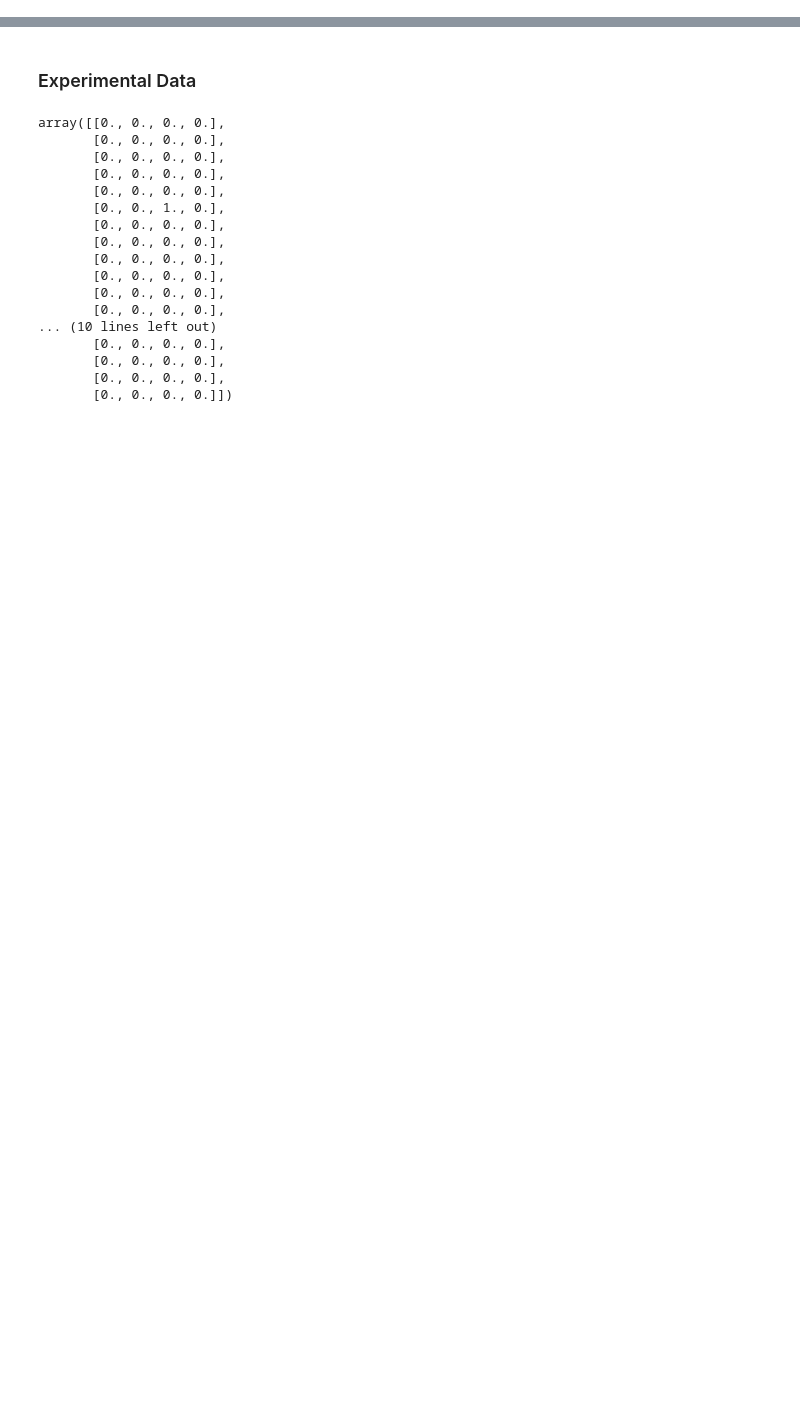
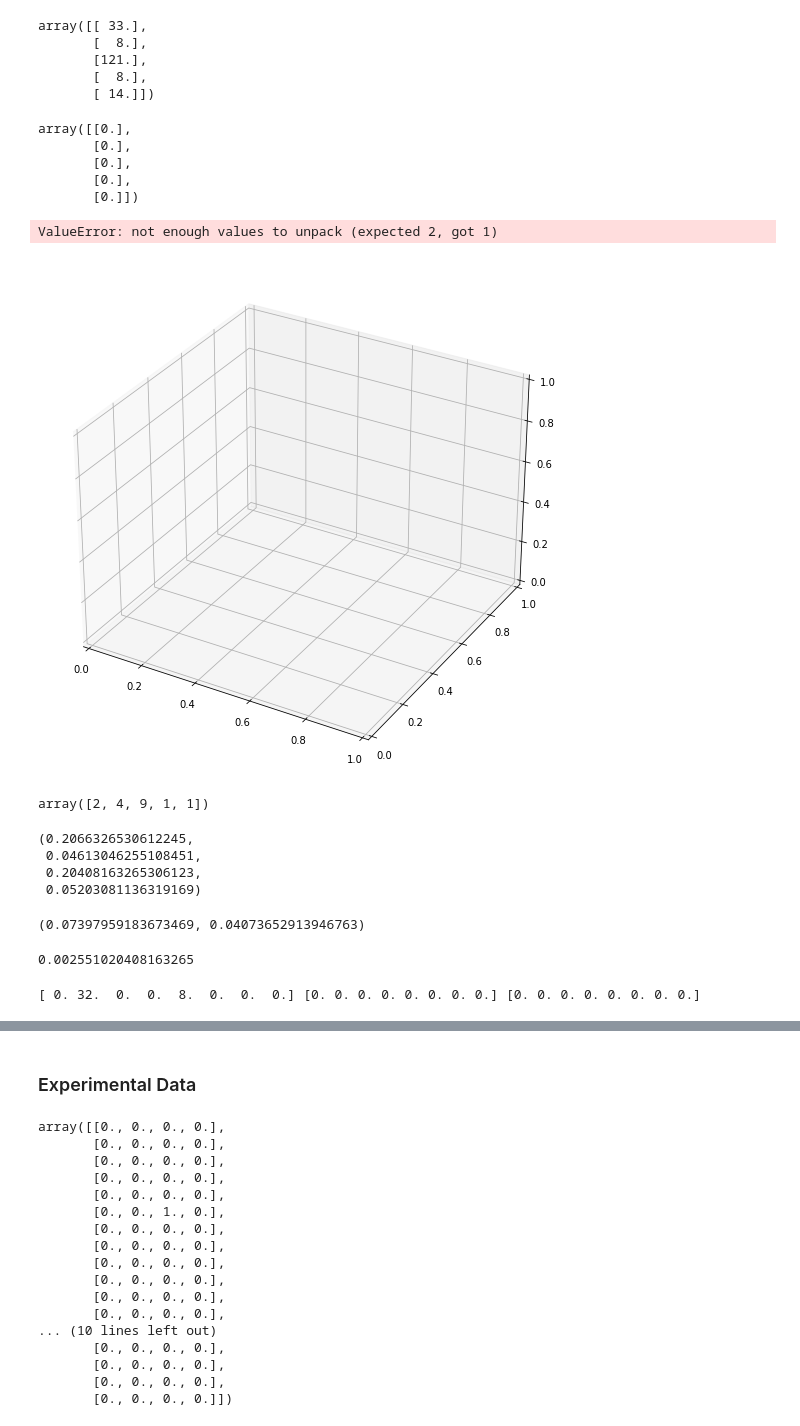
Before and after one commit to Akilan-R/Dros_MetaPop_Dynamics, a Jupyter notebook: metapopuln_model.ipynb, the cells around one changed output, grey strips where cells are left out. Drawn from its saved outputs; the diff is of its cells as text; code cells hidden in the pictures; blank space fills up the shorter version.

```diff
--- a/metapopuln_model.ipynb
+++ b/metapopuln_model.ipynb
@@ -715,0 +766,16 @@ replicates = 8
+# %%
+LHLH_metapop_nadult_matrix
+# %% [output]
+array([[ 33.],
+       [  8.],
+       [121.],
+       [  8.],
+       [ 14.]])
+# %%
+LHLH_metapop_extinctions_matrix
+# %% [output]
+array([[0.],
+       [0.],
+       [0.],
+       [0.],
+       [0.]])
@@ -715,0 +802,42 @@ replicates = 8
+# %%
+#plot the heatmap
+avg_metapop_size_arr = np.array(avg_metapop_size_arr)
+from mpl_toolkits.mplot3d.axes3d import Axes3D
+fig = plt.figure(figsize=(20,10))
+ax = fig.add_subplot(1, 2, 2, projection='3d')
+X,Y = np.meshgrid(avg_metapop_size_arr[:,0],avg_metapop_size_arr[:,1])
+Z = avg_metapop_size_arr[:,2].T
+#p = ax.scatter3D(avg_metapop_size_arr[:,0],avg_metapop_size_arr[:,1],avg_metapop_size_arr[:,2],c=avg_metapop_size_arr[:,2],cmap='coolwarm')
+p = ax.pcolor(X,Y,Z,cmap='coolwarm')
+#cb = fig.colorbar(p, ax=ax)
+ax.set_xlabel('adnut')
+ax.set_ylabel('food')
+ax.set_zlabel('avg_metapop_size')
+cbar = fig.colorbar(p)
+cbar.ax.set_title('avg_metapop_size')
+# %% [output]
+ValueError: not enough values to unpack (expected 2, got 1)
+[figure, added]
+# %%
+arr[np.random.binomial(size=10, n=1, p=0.5) == 1]
+# %% [output]
+array([2, 4, 9, 1, 1])
+# %%
+Extinction_freq(LHLH_extinctions_matrix1,LHLH_extinctions_matrix2)
+# %% [output]
+(0.2066326530612245,
+ 0.04613046255108451,
+ 0.20408163265306123,
+ 0.05203081136319169)
+# %%
+metapop_extinc_freq(LHLH_metapop_extinctions_matrix)
+# %% [output]
+(0.07397959183673469, 0.04073652913946763)
+# %%
+1/(49*8)
+# %% [output]
+0.002551020408163265
+# %%
+print(LHLH_extinctions_matrix1.sum(axis=0),LHLH_extinctions_matrix2.sum(axis=0),LHLH_metapop_extinctions_matrix.sum(axis=0))
+# %% [output]
+[ 0. 32.  0.  0.  8.  0.  0.  0.] [0. 0. 0. 0. 0. 0. 0. 0.] [0. 0. 0. 0. 0. 0. 0. 0.]
```
Also changed, not shown: parts of 144 cells of this notebook.
